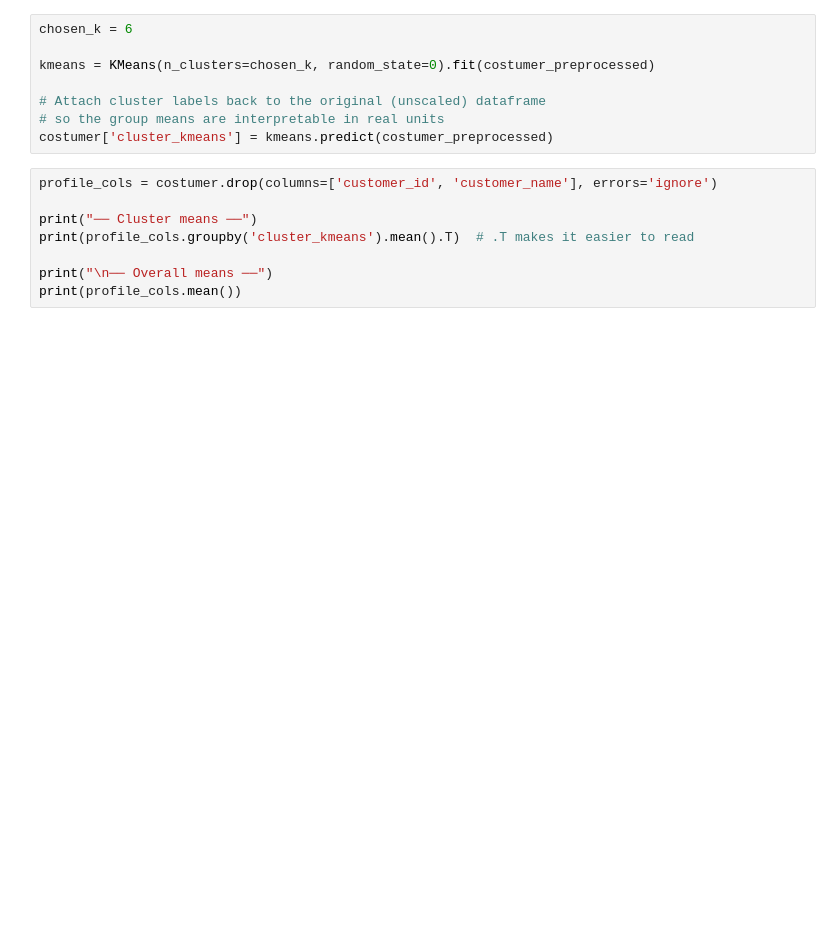
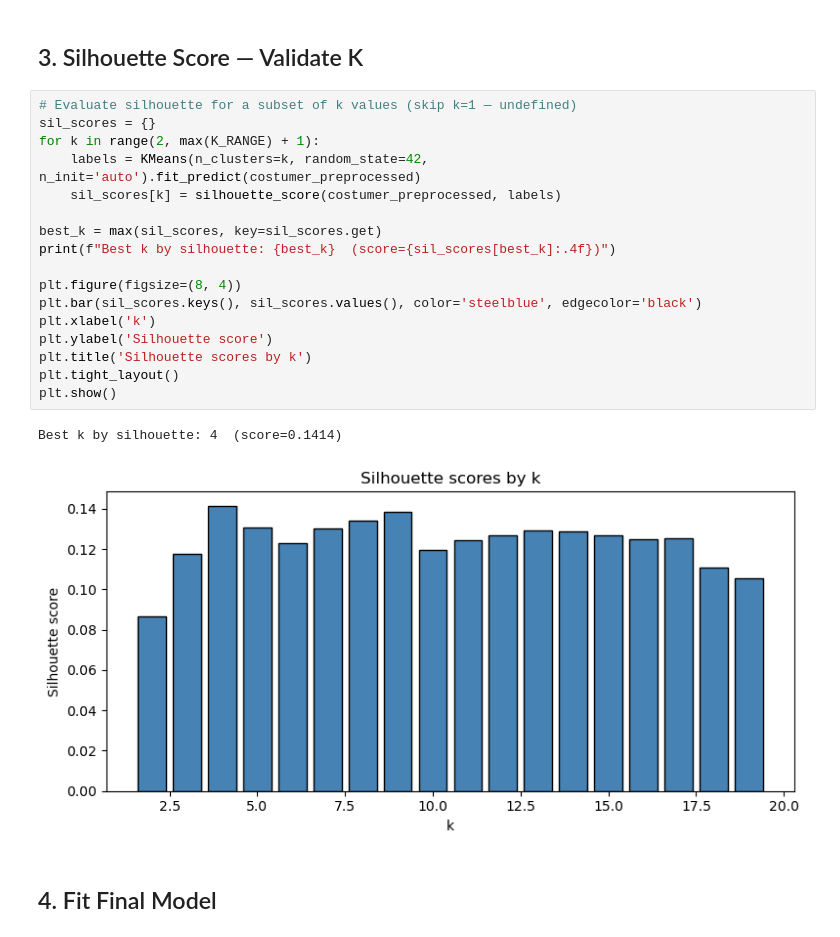
Before and after one commit to margaridaspereira/costumer-assignment, a Jupyter notebook: Kmeans.ipynb, the cells around one changed output. Cells and saved outputs as stored; diff of their text form; blank space fills up the shorter version.

```diff
--- a/Kmeans.ipynb
+++ b/Kmeans.ipynb
@@ -67,16 +74,24 @@ ValueError: x and y must have same first dimension, but have shapes (9,) and (0,
-# %%
-chosen_k = 6
-
-kmeans = KMeans(n_clusters=chosen_k, random_state=0).fit(costumer_preprocessed)
-
-# Attach cluster labels back to the original (unscaled) dataframe
-# so the group means are interpretable in real units
-costumer['cluster_kmeans'] = kmeans.predict(costumer_preprocessed)
-# %%
-profile_cols = costumer.drop(columns=['customer_id', 'customer_name'], errors='ignore')
-
-print("── Cluster means ──")
-print(profile_cols.groupby('cluster_kmeans').mean().T)  # .T makes it easier to read
-
-print("\n── Overall means ──")
-print(profile_cols.mean())
+# %% [markdown]
+## 3. Silhouette Score — Validate K
+# %%
+# Evaluate silhouette for a subset of k values (skip k=1 — undefined)
+sil_scores = {}
+for k in range(2, max(K_RANGE) + 1):
+    labels = KMeans(n_clusters=k, random_state=42, n_init='auto').fit_predict(costumer_preprocessed)
+    sil_scores[k] = silhouette_score(costumer_preprocessed, labels)
+
+best_k = max(sil_scores, key=sil_scores.get)
+print(f"Best k by silhouette: {best_k}  (score={sil_scores[best_k]:.4f})")
+
+plt.figure(figsize=(8, 4))
+plt.bar(sil_scores.keys(), sil_scores.values(), color='steelblue', edgecolor='black')
+plt.xlabel('k')
+plt.ylabel('Silhouette score')
+plt.title('Silhouette scores by k')
+plt.tight_layout()
+plt.show()
+# %% [output]
+Best k by silhouette: 4  (score=0.1414)
+[figure, added]
+# %% [markdown]
+## 4. Fit Final Model
```
Also changed, not shown: parts of 20 cells of this notebook, 3 other files.
